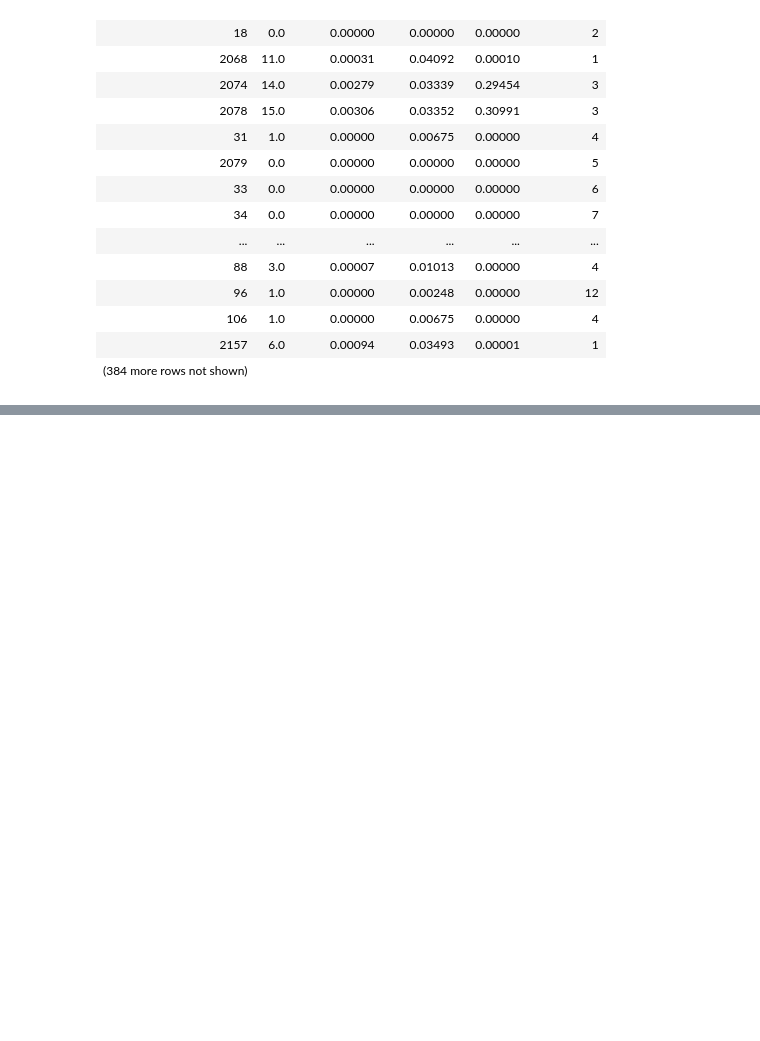
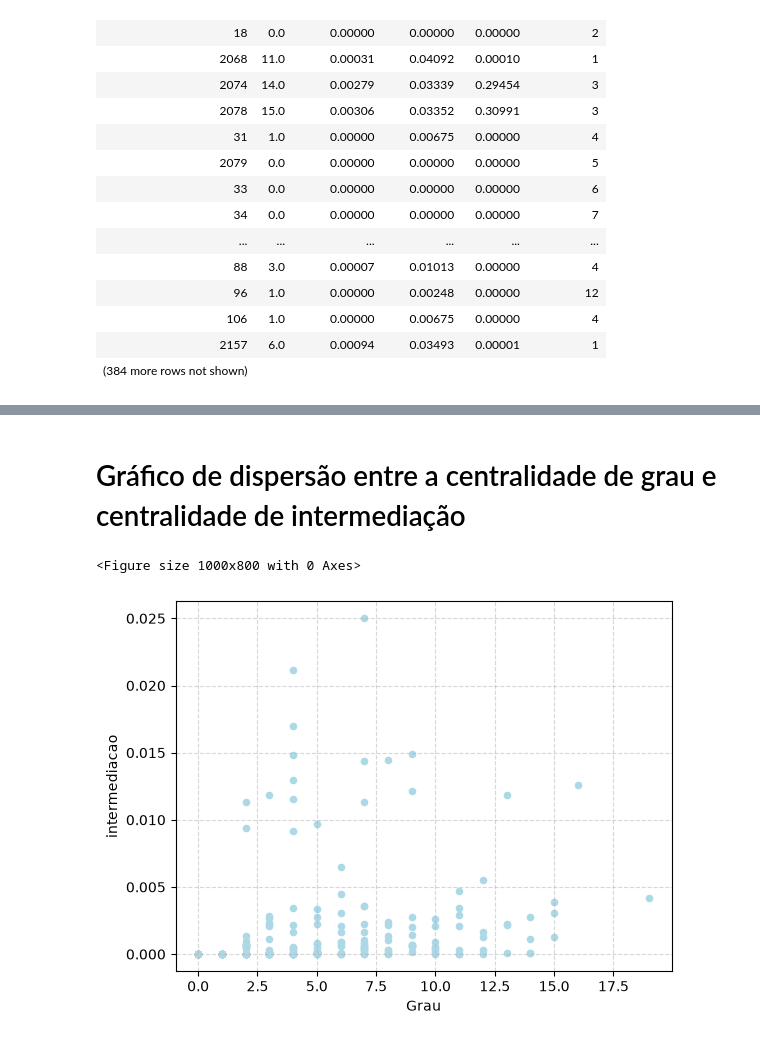
Before and after one commit to arthurvserodio/Analise-de-Grafos---TAG-26.2, a Jupyter notebook: src/FacebookGraph.ipynb, the cells around one changed output, grey strips where cells are left out. Saved outputs shown, nothing was run; the diff lists cells and outputs as text; code cells hidden in the pictures; blank space fills up the shorter version.

```diff
--- a/src/FacebookGraph.ipynb
+++ b/src/FacebookGraph.ipynb
@@ -209,0 +221,21 @@ plt.show()
+# %% [markdown]
+# Gráfico de dispersão entre a centralidade de grau e centralidade de intermediação
+# %%
+df = pd.DataFrame({
+    "grau": list(grau.values()),
+    "intermediacao": list(intermediacao.values()),
+
+})
+plt.figure(figsize=(10, 8))
+df.plot.scatter(
+    x= "grau",
+    y= "intermediacao",
+    color="lightblue"
+)
+plt.xlabel("Grau")
+plt.ylabel("intermediacao")
+plt.grid(True, linestyle="--", alpha=0.5)
+plt.show()
+# %% [output]
+<Figure size 1000x800 with 0 Axes>
+[figure, added]
```
Also changed, not shown: parts of 11 cells of this notebook.
